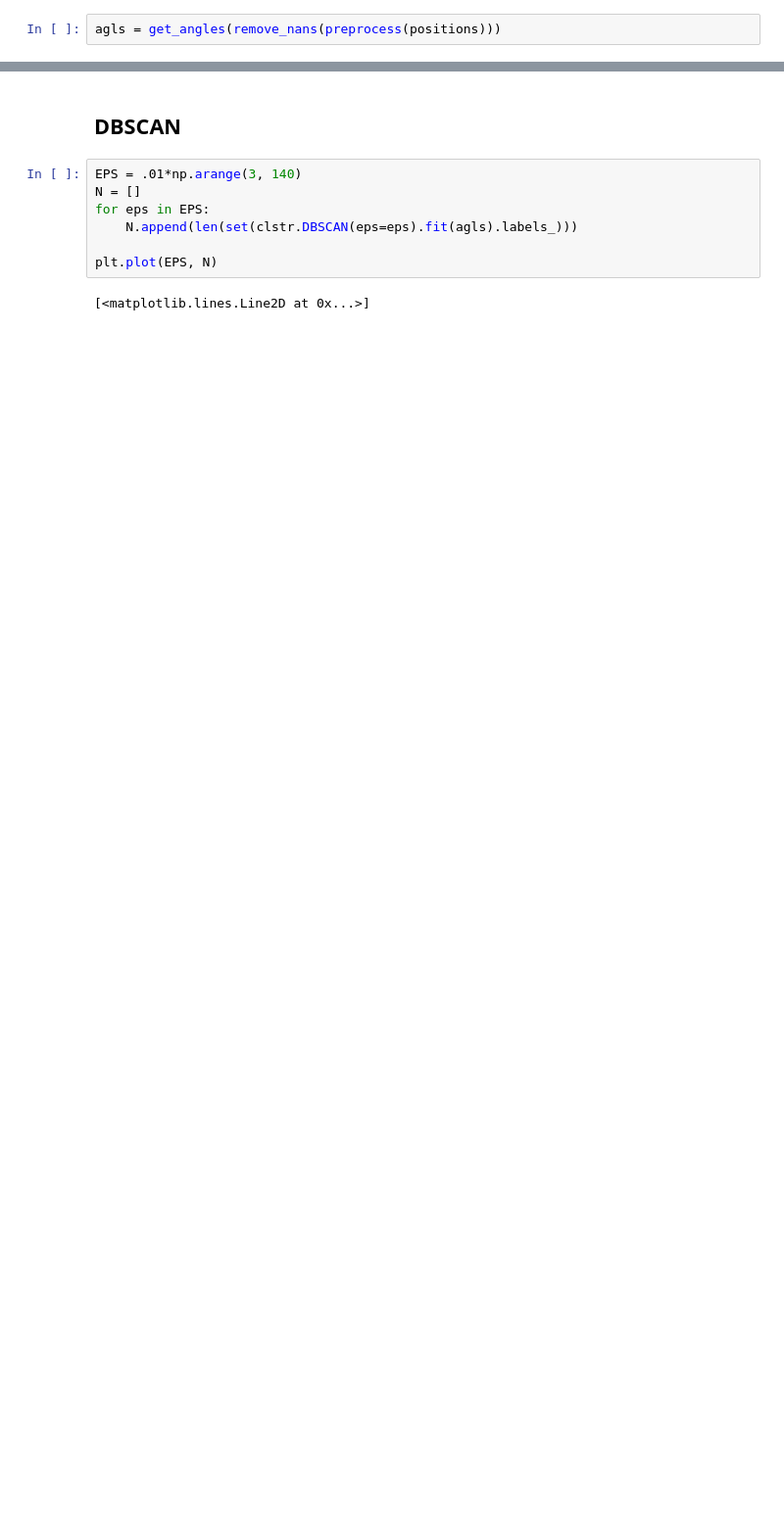
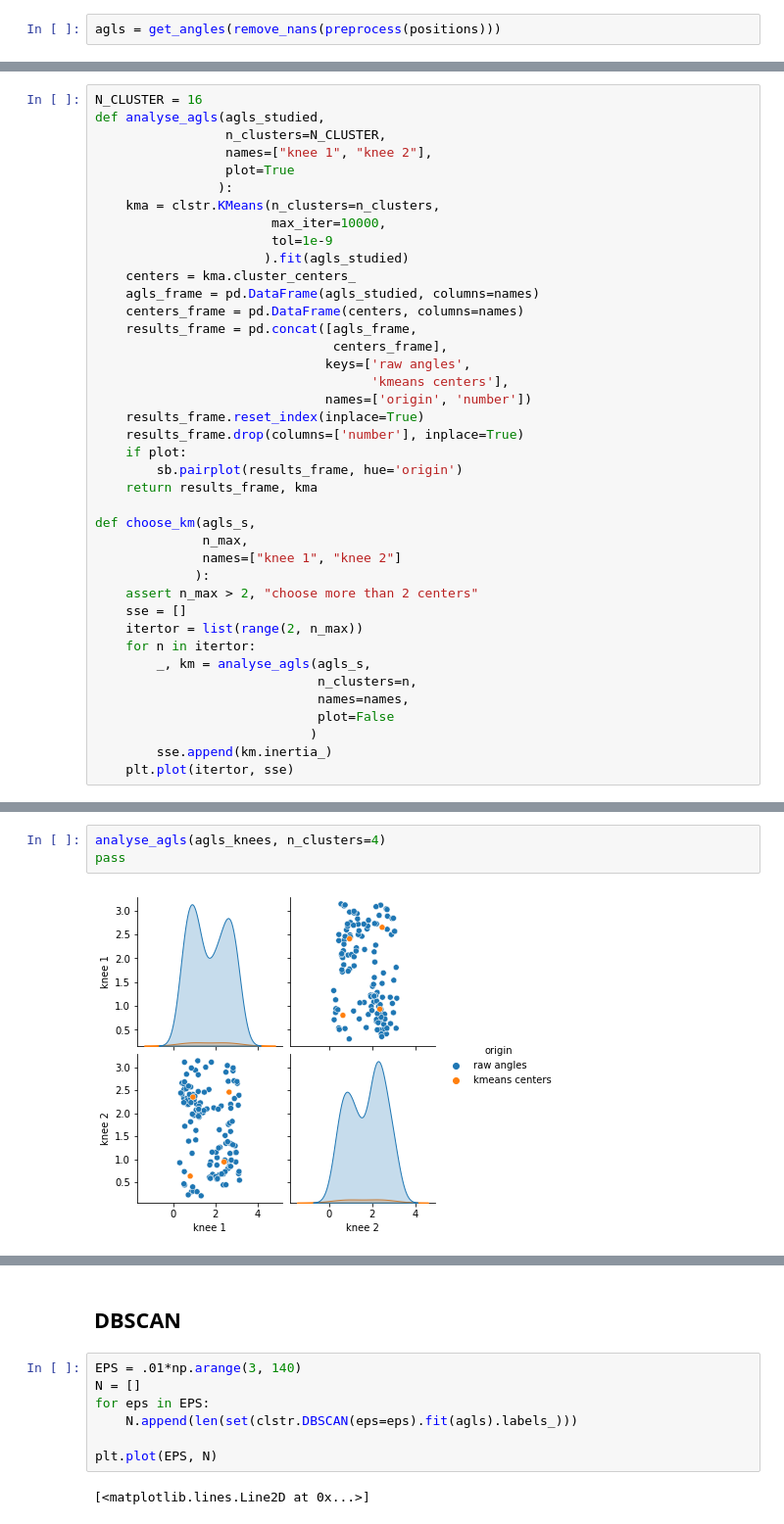
Before and after one commit to floffy-f/NSLO_DH412, a Jupyter notebook: Apsaras_analysis.ipynb, the cells around one changed output, grey strips where cells are left out. Shown at 98% size. Drawn from its saved outputs; the diff is of its cells as text; blank space fills up the shorter version.

```diff
--- a/Apsaras_analysis.ipynb
+++ b/Apsaras_analysis.ipynb
@@ -152 +166,41 @@ agls = get_angles(remove_nans(preprocess(positions)))
+# %%
+N_CLUSTER = 16
+def analyse_agls(agls_studied,
+                 n_clusters=N_CLUSTER,
+                 names=["knee 1", "knee 2"],
+                 plot=True
+                ):
+    kma = clstr.KMeans(n_clusters=n_clusters,
+                       max_iter=10000,
+                       tol=1e-9
+                      ).fit(agls_studied)
+    centers = kma.cluster_centers_
+    agls_frame = pd.DataFrame(agls_studied, columns=names)
+    centers_frame = pd.DataFrame(centers, columns=names)
+    results_frame = pd.concat([agls_frame,
+                               centers_frame],
+                              keys=['raw angles',
+                                    'kmeans centers'],
+                              names=['origin', 'number'])
+    results_frame.reset_index(inplace=True)
+    results_frame.drop(columns=['number'], inplace=True)
+    if plot:
+        sb.pairplot(results_frame, hue='origin')
+    return results_frame, kma
+
+def choose_km(agls_s,
+              n_max,
+              names=["knee 1", "knee 2"]
+             ):
+    assert n_max > 2, "choose more than 2 centers"
+    sse = []
+    itertor = list(range(2, n_max))
+    for n in itertor:
+        _, km = analyse_agls(agls_s,
+                             n_clusters=n,
+                             names=names,
+                             plot=False
+                            )
+        sse.append(km.inertia_)
+    plt.plot(itertor, sse)
 # %%
@@ -159 +210,6 @@ centers = kma.cluster_centers_
+# %%
+analyse_agls(agls_knees, n_clusters=4)
+pass
+# %% [output]
+[figure, added]
 # %%
```
Also changed, not shown: parts of 9 cells of this notebook.
